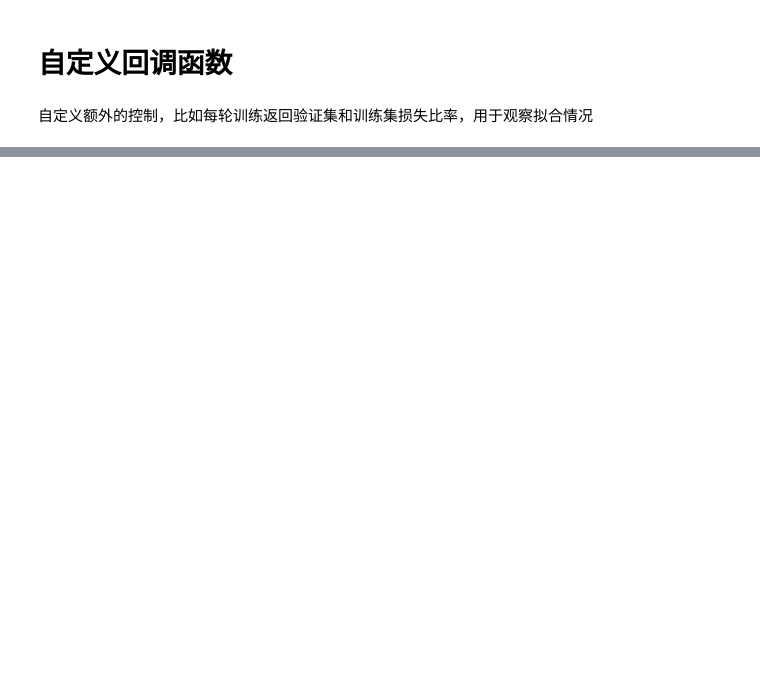
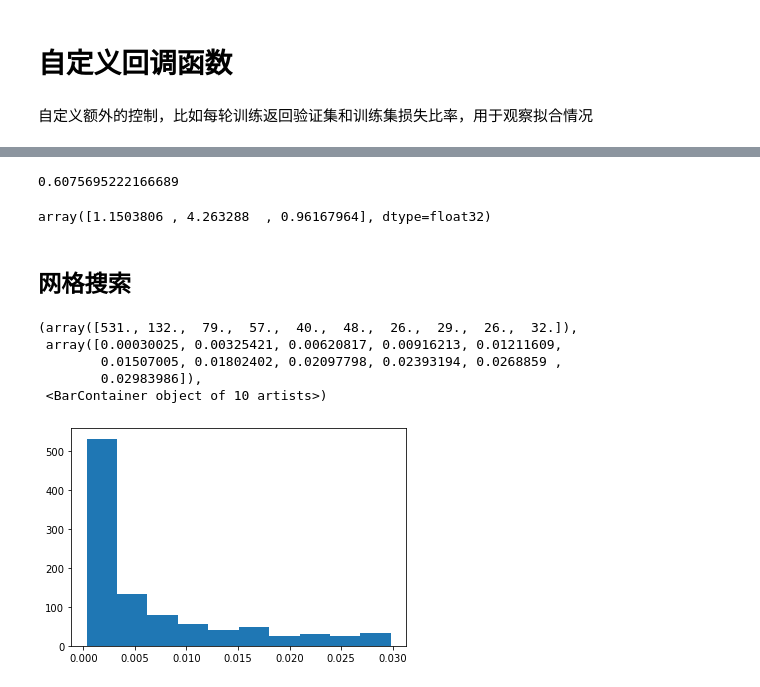
Before and after one commit to Aegis1863/ML_practice, a Jupyter notebook: 机器学习实战笔记/Keras人工神经网络.ipynb, the cells around one changed output, grey strips where cells are left out. Drawn from its saved outputs; the diff is of its cells as text; code cells hidden in the pictures; blank space fills up the shorter version.

```diff
--- a/机器学习实战笔记/Keras人工神经网络.ipynb
+++ b/机器学习实战笔记/Keras人工神经网络.ipynb
@@ -629,0 +758,24 @@ val/train: 1.03
+# %%
+mse_test
+# %% [output]
+0.6075695222166689
+# %%
+y_pred
+# %% [output]
+array([1.1503806 , 4.263288  , 0.96167964], dtype=float32)
+# %% [markdown]
+## 网格搜索
+# %%
+# 参数比较多，采用随机网格搜索
+from scipy.stats import reciprocal  # 生成指定区间内的（倒数/反比例）随机变量
+from sklearn.model_selection import RandomizedSearchCV
+
+import matplotlib.pyplot as plt
+plt.hist(reciprocal(3e-4, 3e-2).rvs(1000))  # 反比例函数形式，仅用于展示reciprocal用途
+# %% [output]
+(array([531., 132.,  79.,  57.,  40.,  48.,  26.,  29.,  26.,  32.]),
+ array([0.00030025, 0.00325421, 0.00620817, 0.00916213, 0.01211609,
+        0.01507005, 0.01802402, 0.02097798, 0.02393194, 0.0268859 ,
+        0.02983986]),
+ <BarContainer object of 10 artists>)
+[figure, added]
```
Also changed, not shown: parts of 49 cells of this notebook, 1 other file.
